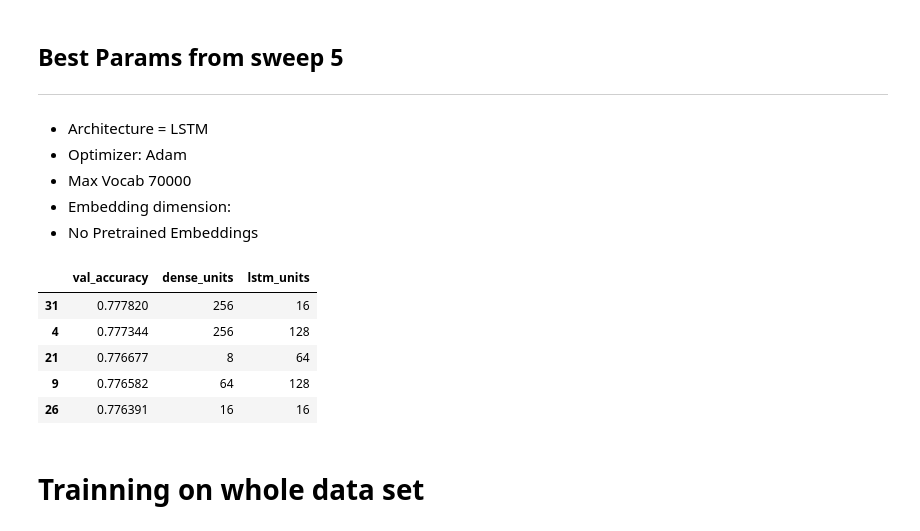
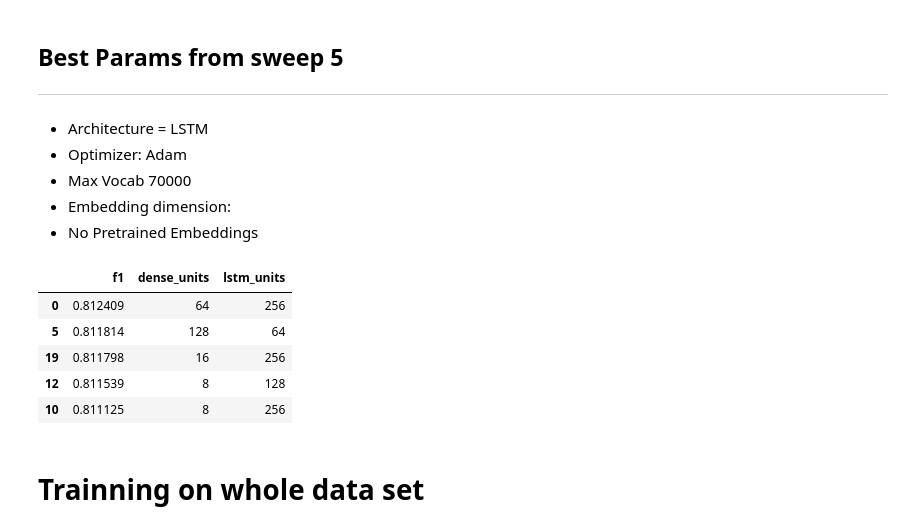
Before and after one commit to jacobh310/food_nlp, a Jupyter notebook: data_cleaning_exploration_model_building/Model Building_V2.ipynb, the cells around one changed output. Saved outputs shown, nothing was run; the diff lists cells and outputs as text; code cells hidden in the pictures.

```diff
--- a/data_cleaning_exploration_model_building/Model Building_V2.ipynb
+++ b/data_cleaning_exploration_model_building/Model Building_V2.ipynb
@@ -700,14 +700,14 @@ sweep4[['val_accuracy','dropout_rate','filters','kernel_size','pool_size']].sort
 - Embedding dimension:
 - No Pretrained Embeddings
 # %%
-sweep5[['val_accuracy','dense_units','lstm_units']].sort_values('val_accuracy', ascending=False).head()
+sweep5[['f1','dense_units','lstm_units']].sort_values('f1', ascending=False).head()
 # %% [output]
-|  | val_accuracy | dense_units | lstm_units |
-| 31 | 0.777820 | 256 | 16 |
-| 4 | 0.777344 | 256 | 128 |
-| 21 | 0.776677 | 8 | 64 |
-| 9 | 0.776582 | 64 | 128 |
-| 26 | 0.776391 | 16 | 16 |
+|  | f1 | dense_units | lstm_units |
+| 0 | 0.812409 | 64 | 256 |
+| 5 | 0.811814 | 128 | 64 |
+| 19 | 0.811798 | 16 | 256 |
+| 12 | 0.811539 | 8 | 128 |
+| 10 | 0.811125 | 8 | 256 |
 # %% [markdown]
 # Trainning on whole data set
 # %% [markdown]
```
Also changed, not shown: parts of 5 cells of this notebook, 8 other files.
